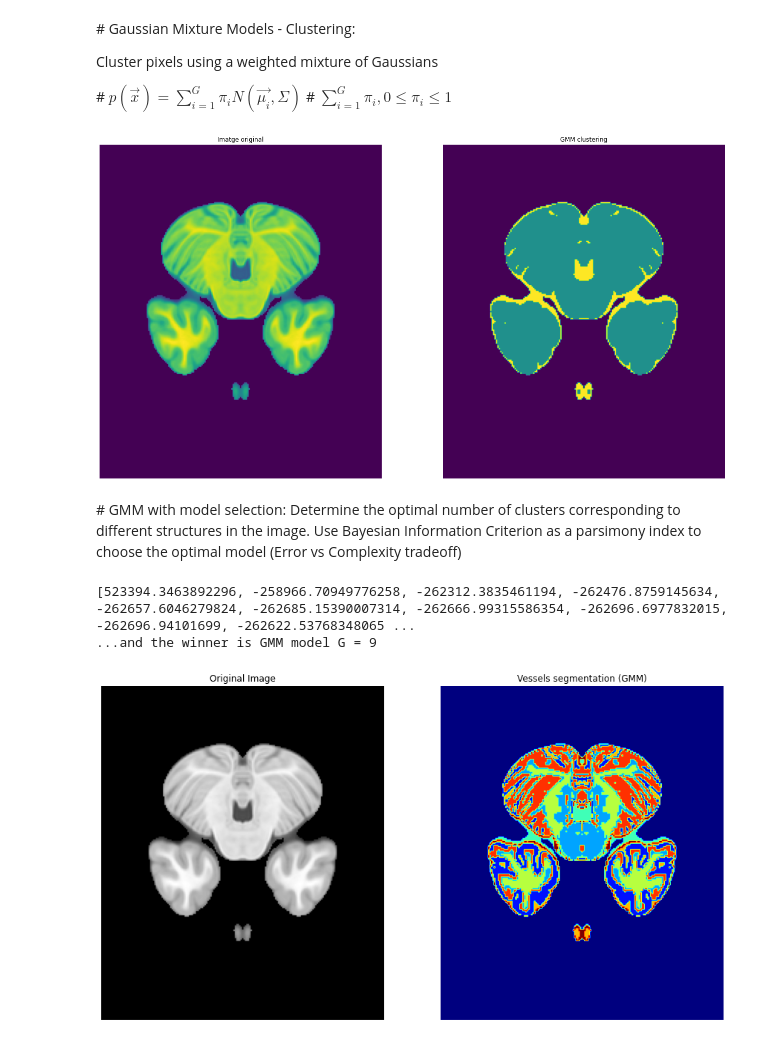
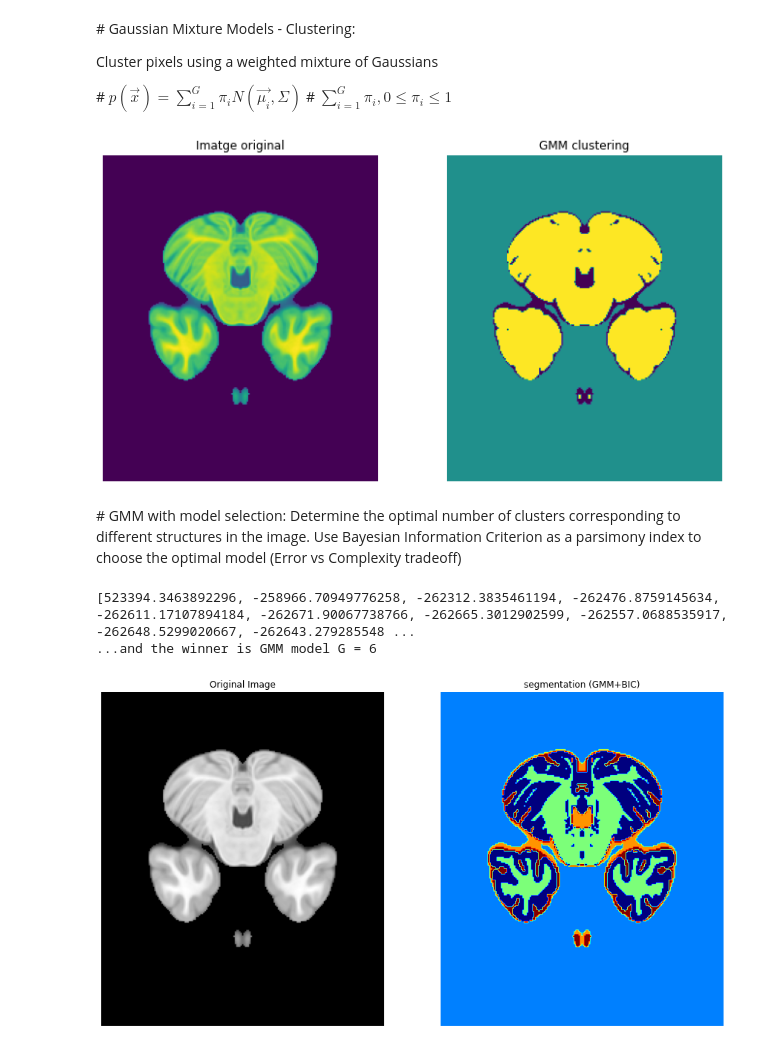
Before and after one commit to raulbenitez/NEUROIMAGING_AI, a Jupyter notebook: NI_segmentation.ipynb, the cells around one changed output. Drawn from its saved outputs; the diff is of its cells as text; code cells hidden in the pictures.

```diff
--- a/NI_segmentation.ipynb
+++ b/NI_segmentation.ipynb
@@ -123,33 +156,33 @@ Cluster pixels using a weighted mixture of Gaussians
 # %%
 import skimage as sk # load skimage libraries
 import numpy as np
 from sklearn import mixture
 import matplotlib.pyplot as plt
 from matplotlib import gridspec
 
 
 v_I = np.reshape(I,(I.shape[0]*I.shape[1],1)) # reshape image as NPIX x NCHANNELS array
 gmm = mixture.GaussianMixture(n_components=3).fit(v_I) # Fit a GMM model
 v_gmm = gmm.fit_predict(v_I) # Predict GMM cluster labels for each pixel
 I_segment = np.reshape(v_gmm,(I.shape[0],I.shape[1])) # reshape back to original image size
 
-fig = plt.figure(figsize=(19, 19))
+fig = plt.figure(figsize=(10, 10))
 gs = gridspec.GridSpec(2, 2)
 
 ax0 = fig.add_subplot(gs[0,0])
 ax0.imshow(I)
 ax0.set_title('Imatge original')
 ax0.set_axis_off()
 
 ax1 = fig.add_subplot(gs[0,1])
 ax1.imshow(I_segment)
 ax1.set_title('GMM clustering')
 ax1.set_axis_off()
 
 plt.tight_layout()
 plt.show()
 # %% [output]
-[figure, old version]
+[figure, new version]
 # %% [markdown]
 # GMM with model selection:
 Determine the optimal number of clusters corresponding to different structures in the image. Use Bayesian Information Criterion as a parsimony index to choose
@@ -193,11 +226,11 @@ ax1.set_axis_off()
 
 ax2 = fig.add_subplot(gs[0,1])
 ax2.imshow(I_gmm, cmap=plt.cm.jet)
-ax2.set_title('Vessels segmentation (GMM)')
+ax2.set_title('segmentation (GMM+BIC)')
 ax2.set_axis_off()
 
 plt.show()
 # %% [output]
-[523394.3463892296, -258966.70949776258, -262312.3835461194, -262476.8759145634, -262657.6046279824, -262685.15390007314, -262666.99315586354, -262696.6977832015, -262696.94101699, -262622.53768348065 ...
-...and the winner is GMM model G = 9
+[523394.3463892296, -258966.70949776258, -262312.3835461194, -262476.8759145634, -262611.17107894184, -262671.90067738766, -262665.3012902599, -262557.0688535917, -262648.5299020667, -262643.279285548 ...
+...and the winner is GMM model G = 6
-[figure, old version]
+[figure, new version]
```
Also changed, not shown: parts of 8 cells of this notebook.
